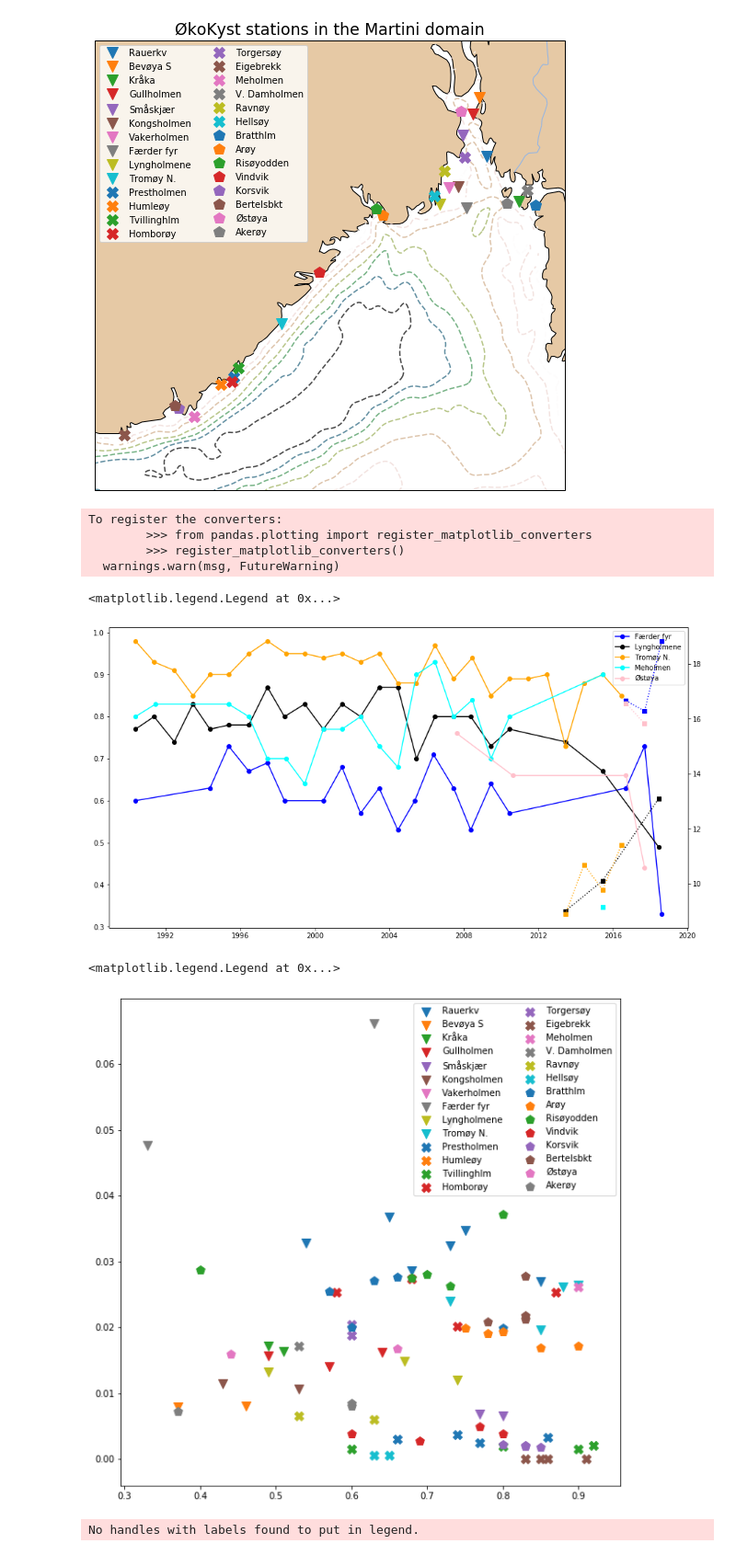
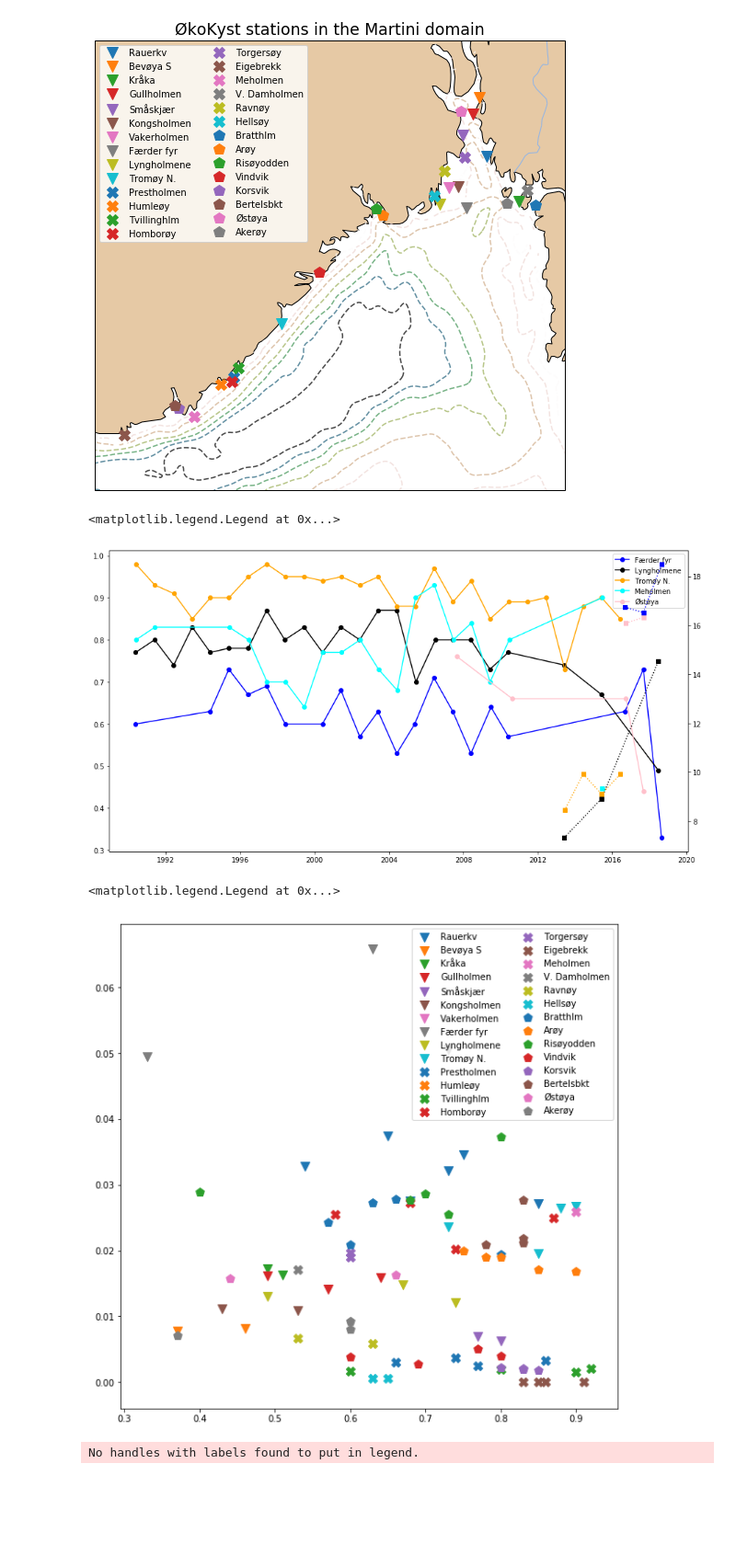
Before and after one commit to annks/Examples, a Jupyter notebook: ØKOKYST_tinkering.ipynb, the cells around one changed output. Shown at 92% size. Saved outputs shown, nothing was run; the diff lists cells and outputs as text; code cells hidden in the pictures; blank space fills up the shorter version.

```diff
--- a/ØKOKYST_tinkering.ipynb
+++ b/ØKOKYST_tinkering.ipynb
@@ -20,7 +20,7 @@ import pandas as pd # A powerful tool for working with datasets.Here it is used
 # %% [markdown]
 ### Opening an Excel spreadsheet using pandas:
 # %%
-file = 'økokyst_msmdi_tilannkristin.xlsx'
+file = 'MSMDI_ToPhil.xlsx'
 xl = pd.ExcelFile(file)
 dataframe = xl.parse('Sheet1') # loading the content of the økokyst spreadsheet named Sheet1 into a data frame
 # %% [markdown]
@@ -98,10 +98,6 @@ Akerøy
 # %%
 # Let's start with calculating datetime for every row in the dataframe
 
-# For simplicity we're assuming that all measurments were taken the 15th of the given month.
-
-# Python doesn't know Norwegian so let's make a dictionary for translating month names given in the spreadsheet:
-monthnames = {'mai':'may', 'okt':'oct'}
 
 # we want to create a python datetime instance to plot the values with time as x-axis
 # The number of rows and columns in the dataframe can be found by:
@@ -111,13 +107,12 @@ observation_time = []
 for n in range(rows):
     year = dataframe['year'].iloc[n]
     month =  dataframe['month'].iloc[n]
+    day = dataframe['day'].iloc[n]
 
-    if month in monthnames.keys():
-        month = monthnames[month] # if the month we read from the data has a dictionary entry, replace it
 
-    datestring = '15 {} {}'.format(month, year)
+    datestring = '{} {} {}'.format(day, month, year)
 
-    observation_time.append(datetime.strptime(datestring, '%d %b %Y'))
+    observation_time.append(datetime.strptime(datestring, '%d %m %Y'))
 
 # Now we have a list with datetime objects in the same order as the rows in the spreadsheet,
 print('An entry in the list look like this: ', observation_time[0])
@@ -280,5 +275,5 @@ dataframe.head(10)
 # %%
-unique_stations = np.unique(dataframe['station_id']) # this creates an array of unique entries in the dataframe column 'station_id'
+unique_stations = np.unique(dataframe['stat_code']) # this creates an array of unique entries in the dataframe column 'station_id'
 
 
 river_10m = cfeature.NaturalEarthFeature(
@@ -326,7 +321,7 @@ for n in range(len(unique_stations)):  # loop over unique station ids
         mark = markers[markercount]
 
 
-    is_station = dataframe['station_id']==station  # Find where in the dataframe station id is equal to the current station value
+    is_station = dataframe['stat_code']==station  # Find where in the dataframe station id is equal to the current station value
     new_dataframe = dataframe[is_station] # Extract that part into a new datafram
 
     datalat = new_dataframe['lat'].iloc[0]
@@ -365,29 +360,25 @@ for name in ['Færder fyr', 'Lyngholmene', 'Tromøy N.', 'Meholmen', 'Østøya']
     ax2.plot(new_dataframe['observation_time'], new_dataframe['model_temperature'], linestyle='dotted', marker ='s',color = colors[name])
 ax1.legend()
 # %% [output]
-To register the converters:
-        >>> from pandas.plotting import register_matplotlib_converters
-        >>> register_matplotlib_converters()
-  warnings.warn(msg, FutureWarning)
+<matplotlib.legend.Legend at 0x...>
-<matplotlib.legend.Legend at 0x...>
-[figure, old version]
+[figure, new version]
 # %%
 plt.figure(figsize=(10,10))
 markers = ['v', 'X', 'p']
 markercount = -1
 for n in range(len(unique_stations)):  # loop over unique station ids
     station = unique_stations[n]
     if np.mod(n, 10) == 0:  # Remainder  of division. Will be zero for 0, 10, 20, 30, and so on
         markercount += 1 # Everytime this if statement is true, the marker symbol used for plotting will change
         mark = markers[markercount]
 
-    is_station = dataframe['station_id']==station  # Find where in the dataframe station id is equal to the current station value
+    is_station = dataframe['stat_code']==station  # Find where in the dataframe station id is equal to the current station value
     new_dataframe = dataframe[is_station] # Extract that part into a new datafram
     plt.scatter(new_dataframe['msmdi'], new_dataframe['exposure'], s = 100, marker = mark, label = np.unique(new_dataframe['name'])[0])
 plt.legend(ncol=2)
 # %% [output]
 <matplotlib.legend.Legend at 0x...>
-[figure, old version]
+[figure, new version]
 # %%
 import pyromsobs
 obs = pyromsobs.OBSstruct('http://thredds.met.no/thredds/dodsC/metusers/arildb/Martini_Observations_Physical/martini_insitu_2017.nc')
```
Also changed, not shown: parts of 6 cells of this notebook, 2 other files.
